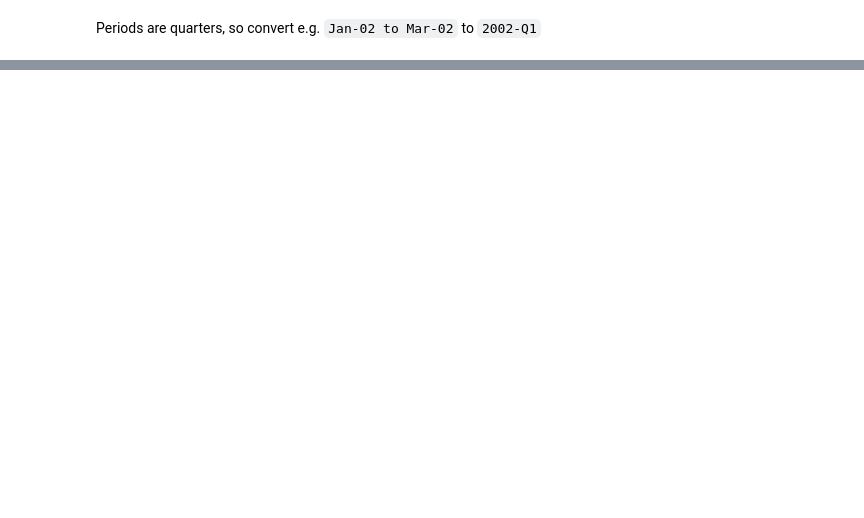
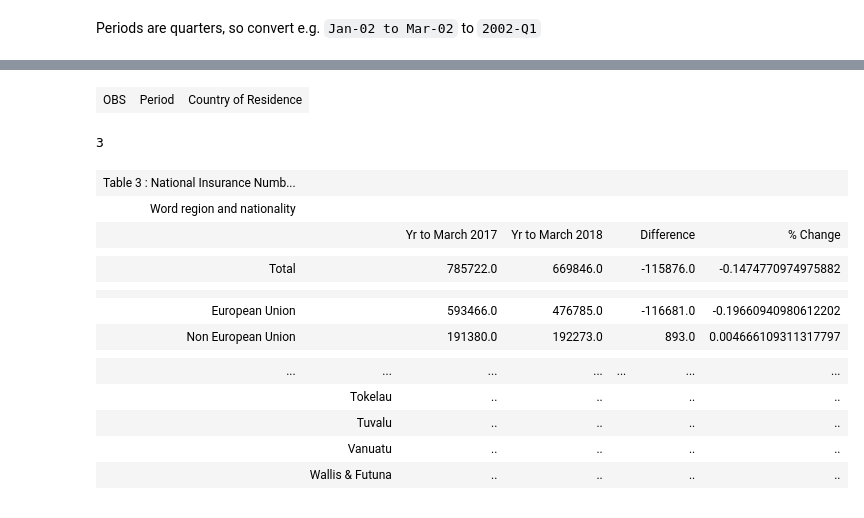
Before and after one commit to ONS-OpenData/DWP-NIN-registrations-to-overseas-nationals, a Jupyter notebook: NIN registrations to overseas nationals.ipynb, the cells around one changed output, grey strips where cells are left out. Cells and saved outputs as stored; diff of their text form; code cells hidden in the pictures; blank space fills up the shorter version.

```diff
--- a/NIN registrations to overseas nationals.ipynb
+++ b/NIN registrations to overseas nationals.ipynb
@@ -241,0 +248,32 @@ new_table['Period'] = new_table['Period'].map(to_quarter)
+# %%
+observations = sheets[3].excel_ref('C29:D29').expand(DOWN).is_not_blank()
+citizenship = sheets[3].excel_ref('B29').expand(DOWN).is_not_blank()
+period = sheets[3].excel_ref('C3:D3')
+period = period - period.regex('^INFO').expand(DOWN)
+Dimensions = [
+            HDim(period,'Period',DIRECTLY,ABOVE),
+            HDim(citizenship,'Country of Residence', DIRECTLY, LEFT),
+            HDimConst('Measure Type', 'Count'),
+            HDimConst('Unit','People')
+            ]
+cs = ConversionSegment(observations, Dimensions, processTIMEUNIT=True)
+savepreviewhtml(cs)
+# %% [output]
+| OBS | Period | Country of Residence |
+3
+| Table 3 : National Insurance Numb... |  |  |  |  |  |  |
+| Word region and nationality |  |  |  |  |  |  |
+|  |  | Yr to March 2017 | Yr to March 2018 |  | Difference | % Change |
+|  |  |  |  |  |  |  |
+| Total |  | 785722.0 | 669846.0 |  | -115876.0 | -0.1474770974975882 |
+|  |  |  |  |  |  |  |
+|  |  |  |  |  |  |  |
+| European Union |  | 593466.0 | 476785.0 |  | -116681.0 | -0.19660940980612202 |
+| Non European Union |  | 191380.0 | 192273.0 |  | 893.0 | 0.004666109311317797 |
+|  |  |  |  |  |  |  |
+| ... | ... | ... | ... | ... | ... | ... |
+|  | Tokelau | .. | .. |  | .. | .. |
+|  | Tuvalu | .. | .. |  | .. | .. |
+|  | Vanuatu | .. | .. |  | .. | .. |
+|  | Wallis & Futuna | .. | .. |  | .. | .. |
+|  |  |  |  |  |  |  |
```
Also changed, not shown: parts of 41 cells of this notebook, 2 other files.
